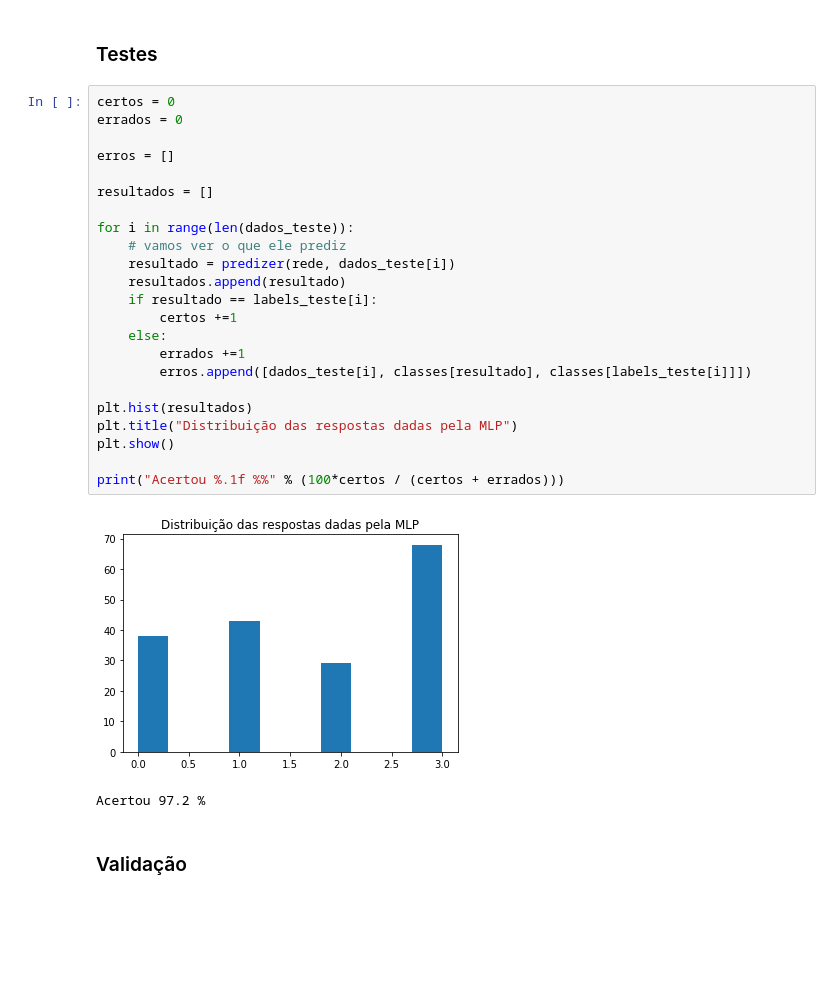
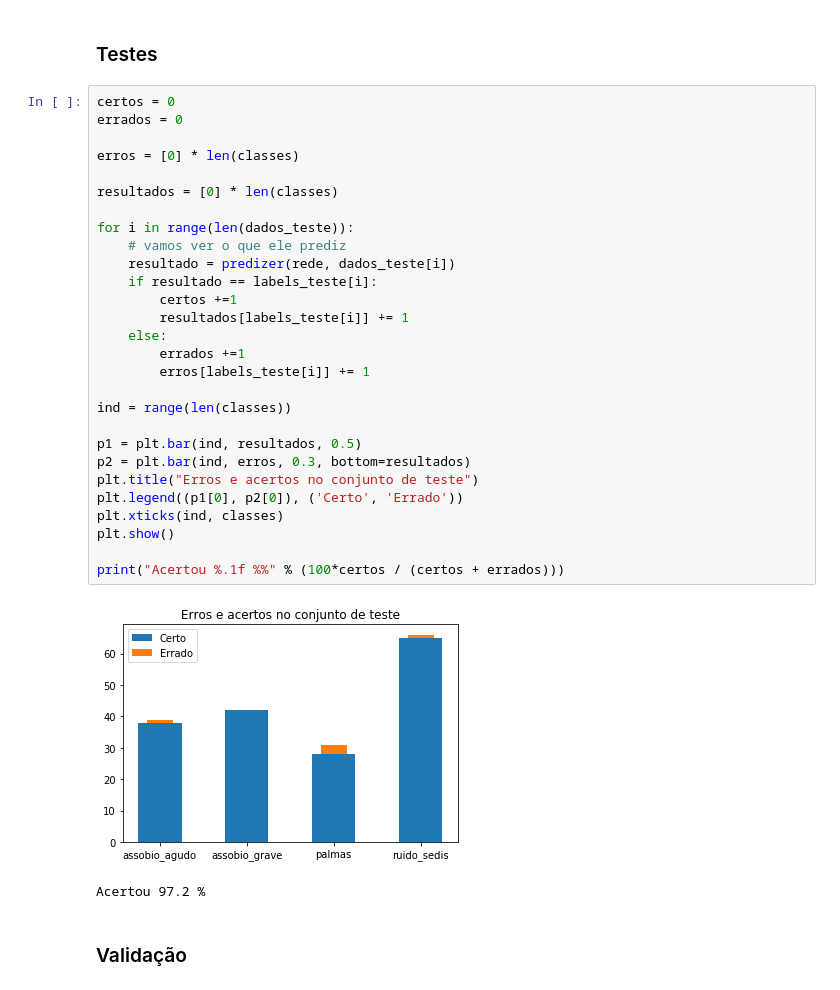
Before and after one commit to diego-lima/audiocomandos, a Jupyter notebook: Modelo.ipynb, the cells around one changed output. Saved outputs shown, nothing was run; the diff lists cells and outputs as text; blank space fills up the shorter version.

```diff
--- a/Modelo.ipynb
+++ b/Modelo.ipynb
@@ -174,28 +174,33 @@ erro final:  0.027158371214160464
 # %%
 certos = 0
 errados = 0
 
-erros = []
+erros = [0] * len(classes)
 
-resultados = []
+resultados = [0] * len(classes)
 
 for i in range(len(dados_teste)):
     # vamos ver o que ele prediz
     resultado = predizer(rede, dados_teste[i])
-    resultados.append(resultado)
     if resultado == labels_teste[i]:
         certos +=1
+        resultados[labels_teste[i]] += 1
     else:
         errados +=1
-        erros.append([dados_teste[i], classes[resultado], classes[labels_teste[i]]])
+        erros[labels_teste[i]] += 1
 
-plt.hist(resultados)
-plt.title("Distribuição das respostas dadas pela MLP")
+ind = range(len(classes))
+
+p1 = plt.bar(ind, resultados, 0.5)
+p2 = plt.bar(ind, erros, 0.3, bottom=resultados)
+plt.title("Erros e acertos no conjunto de teste")
+plt.legend((p1[0], p2[0]), ('Certo', 'Errado'))
+plt.xticks(ind, classes)
 plt.show()
 
 print("Acertou %.1f %%" % (100*certos / (certos + errados)))
 # %% [output]
-[figure, old version]
+[figure, new version]
 Acertou 97.2 %
 # %% [markdown]
 ### Validação
```
Also changed, not shown: parts of 1 cell of this notebook, 36 other files.
